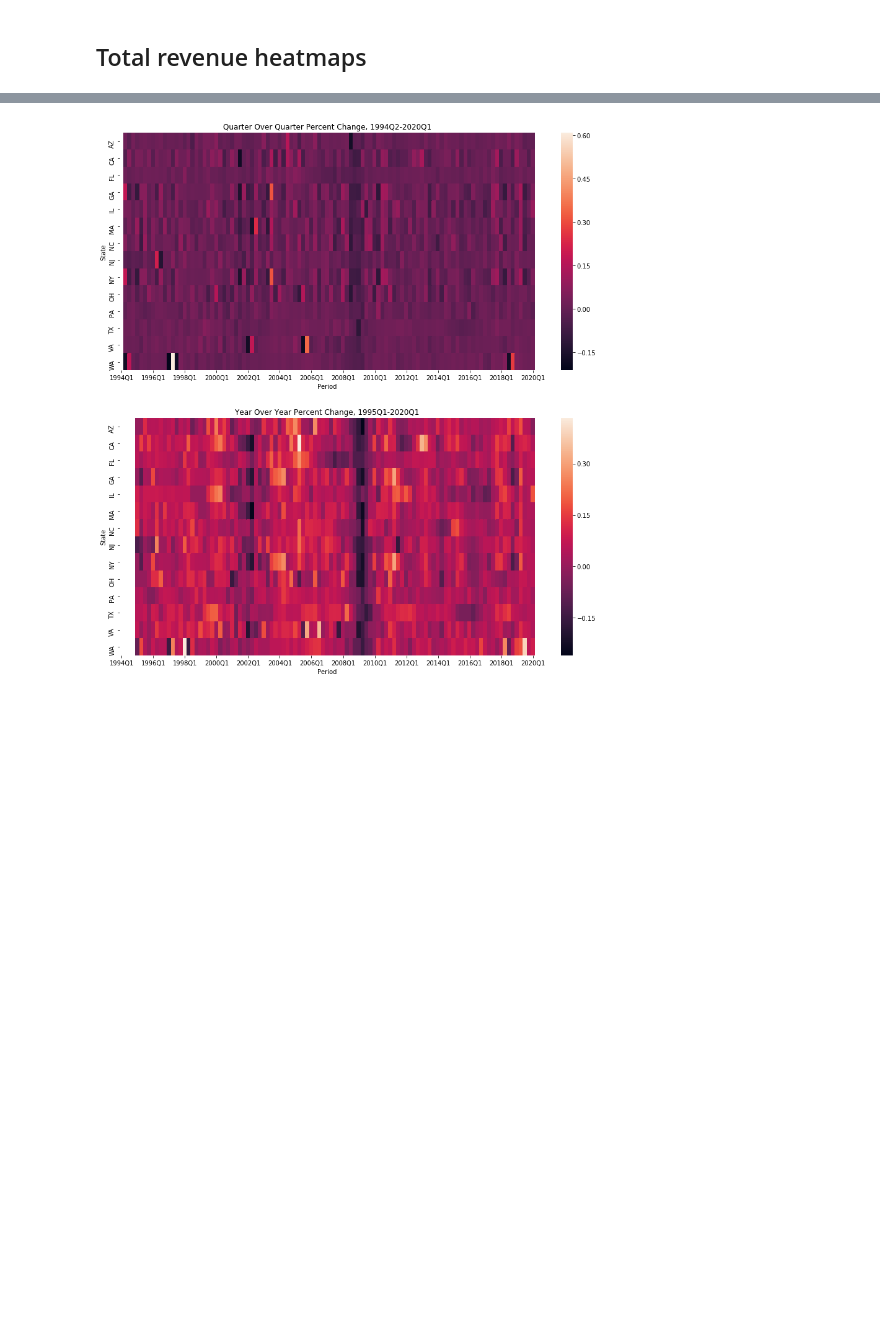
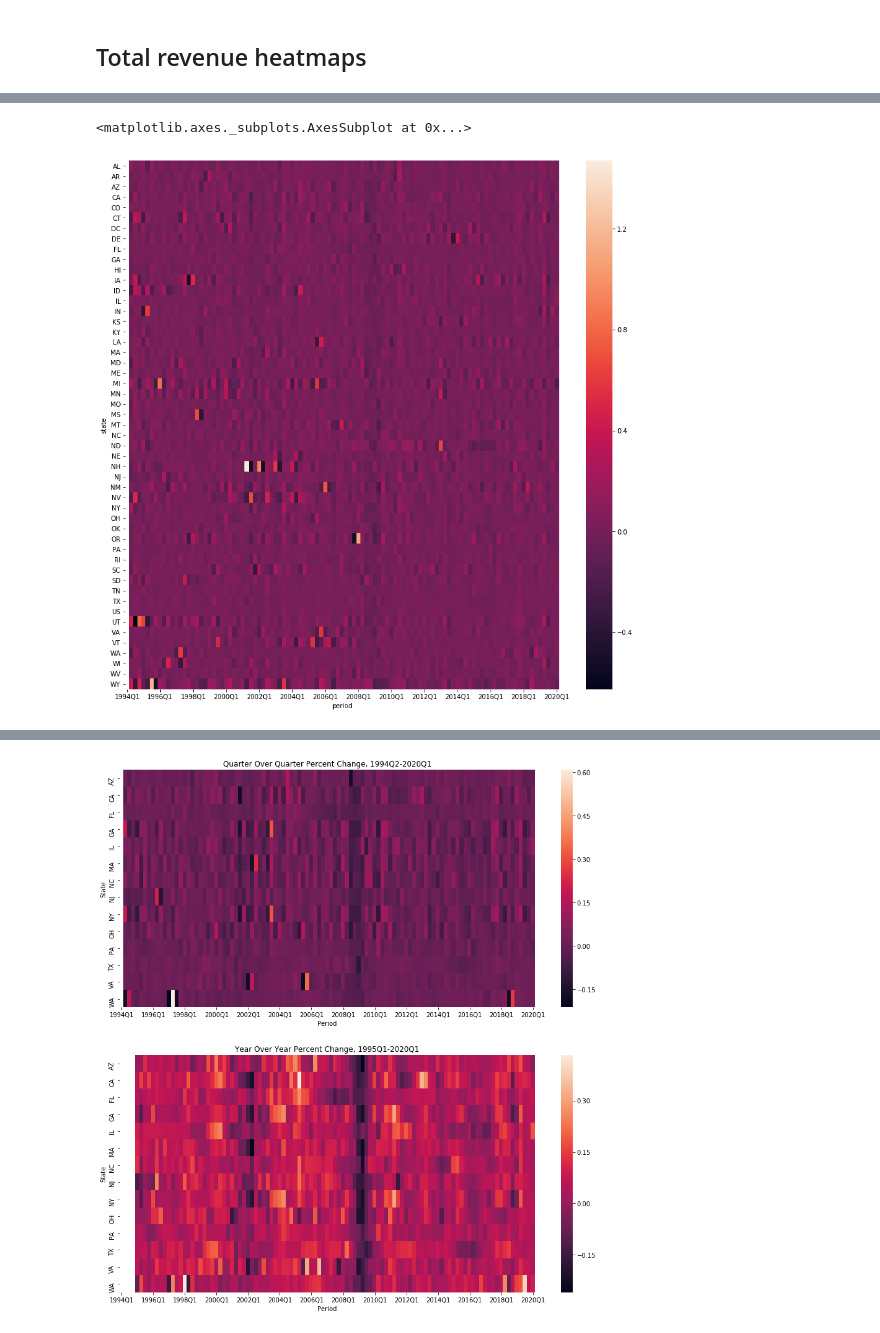
Before and after one commit to rcstein/qtax, a Jupyter notebook: QTax Data Analysis.ipynb, the cells around one changed output, grey strips where cells are left out. Saved outputs shown, nothing was run; the diff lists cells and outputs as text; code cells hidden in the pictures; blank space fills up the shorter version.

```diff
--- a/QTax Data Analysis.ipynb
+++ b/QTax Data Analysis.ipynb
@@ -206,3 +201,13 @@ top_15_total_val.head()
+# %%
+fig,ax = plt.subplots(figsize=(15,15))
+totals_qoq = qtax_full[qtax_full.category == "Total"][qtax_full.state != "AK"].pivot("period","state","adjusted")
+totals_qoq.index = totals_qoq.index.to_period(freq = "Q")
+for column in totals_qoq.columns:
+    totals_qoq[column] = totals_qoq[column].pct_change()
+sns.heatmap(totals_qoq.transpose(),ax = ax,xticklabels = 8)
+# %% [output]
+<matplotlib.axes._subplots.AxesSubplot at 0x...>
+[figure, added]
 # %%
 fig, axs = plt.subplots(2,2, figsize=(15,15))
 ul = axs[0,0]
```
Also changed, not shown: parts of 16 cells of this notebook, 9 other files.
